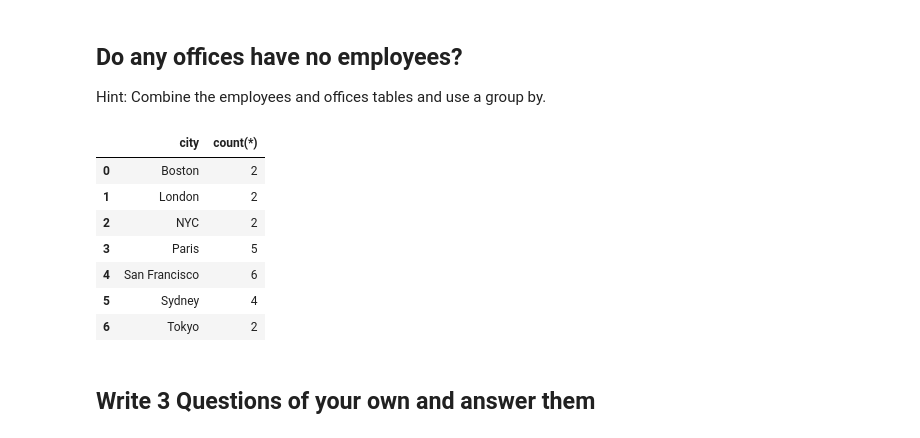
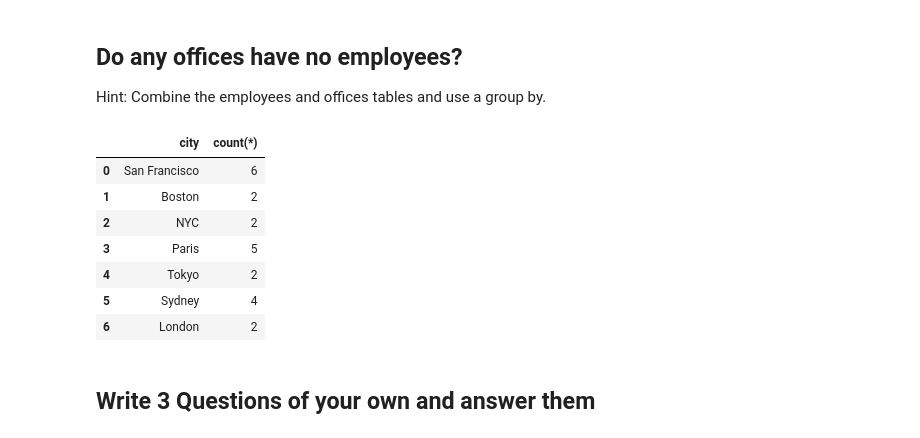
Before and after one commit to garywheeler24/dsc-join-statements-lab-atlanta-ds-062419, a Jupyter notebook: index.ipynb, the cells around one changed output. Saved outputs shown, nothing was run; the diff lists cells and outputs as text; code cells hidden in the pictures.

```diff
--- a/index.ipynb
+++ b/index.ipynb
@@ -64,22 +64,22 @@ df
 ## Do any offices have no employees?
 Hint: Combine the employees and offices tables and use a group by.
 # %%
-c.execute("""select city, count(*) from offices left join employees using(officecode) group by 1
+c.execute("""select city, count(*) from offices left join employees using(officecode) group by officecode
 """)
 
 df = pd.DataFrame(c.fetchall())
 df.columns = [x[0] for x in c.description]
 df
 #Your code here
 # %% [output]
 |  | city | count(*) |
-| 0 | Boston | 2 |
-| 1 | London | 2 |
+| 0 | San Francisco | 6 |
+| 1 | Boston | 2 |
 | 2 | NYC | 2 |
 | 3 | Paris | 5 |
-| 4 | San Francisco | 6 |
+| 4 | Tokyo | 2 |
 | 5 | Sydney | 4 |
-| 6 | Tokyo | 2 |
+| 6 | London | 2 |
 # %% [markdown]
 ## Write 3 Questions of your own and answer them
 # %%
```
